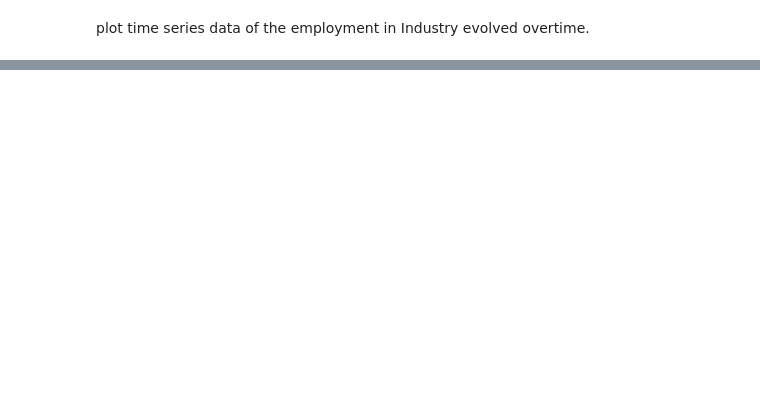
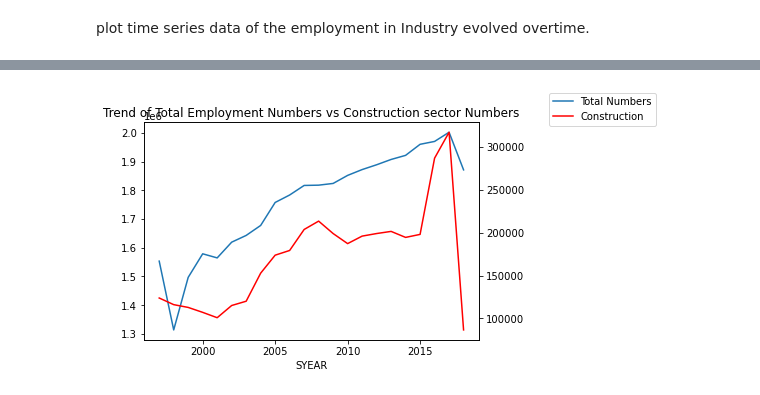
Before and after one commit to geehaad/Time-Series-Analysis-of-NAICS, a Jupyter notebook: Time Series Analysis of NAICS.ipynb, the cells around one changed output, grey strips where cells are left out. Cells and saved outputs as stored; diff of their text form; code cells hidden in the pictures; blank space fills up the shorter version.

```diff
--- a/Time Series Analysis of NAICS.ipynb
+++ b/Time Series Analysis of NAICS.ipynb
@@ -497,0 +478,7 @@ Text(0.5, 1.0, 'Trend of Employment Numbers for the Construction sector')
+# %%
+#Picking off total yearly data
+total=pd.DataFrame(output_df.groupby(['SYEAR','CODE'])["Employment"].last()).reset_index()
+
+# total=pd.DataFrame(total.groupby(['SYEAR'])["Employment"].sum()).reset_index()
+
+total.head()
@@ -497,0 +492,3 @@ Text(0.5, 1.0, 'Trend of Employment Numbers for the Construction sector')
+# %%
+total=pd.DataFrame(total.groupby(['SYEAR'])["Employment"].sum()).reset_index()
+total.head()
@@ -497,0 +502,9 @@ Text(0.5, 1.0, 'Trend of Employment Numbers for the Construction sector')
+# %%
+ax = total.plot(x='SYEAR',y='Employment', legend=False,label='Total Numbers')
+ax2 = ax.twinx()
+construction.plot(x='SYEAR',y='Employment', ax=ax2, legend=False,label='Construction', color="r")
+plt.title('Trend of Total Employment Numbers vs Construction sector Numbers')
+ax.figure.legend(bbox_to_anchor=(1.05, 1), loc='upper left')
+plt.show()
+# %% [output]
+[figure, added]
```
Also changed, not shown: parts of 19 cells of this notebook.
